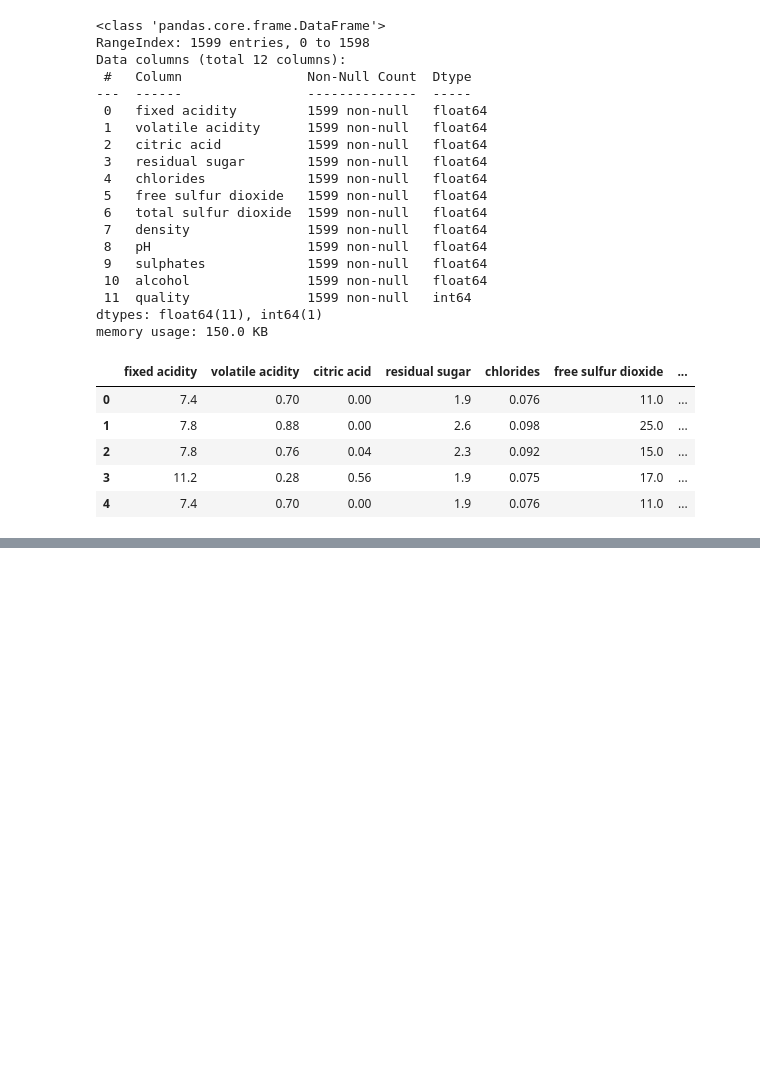
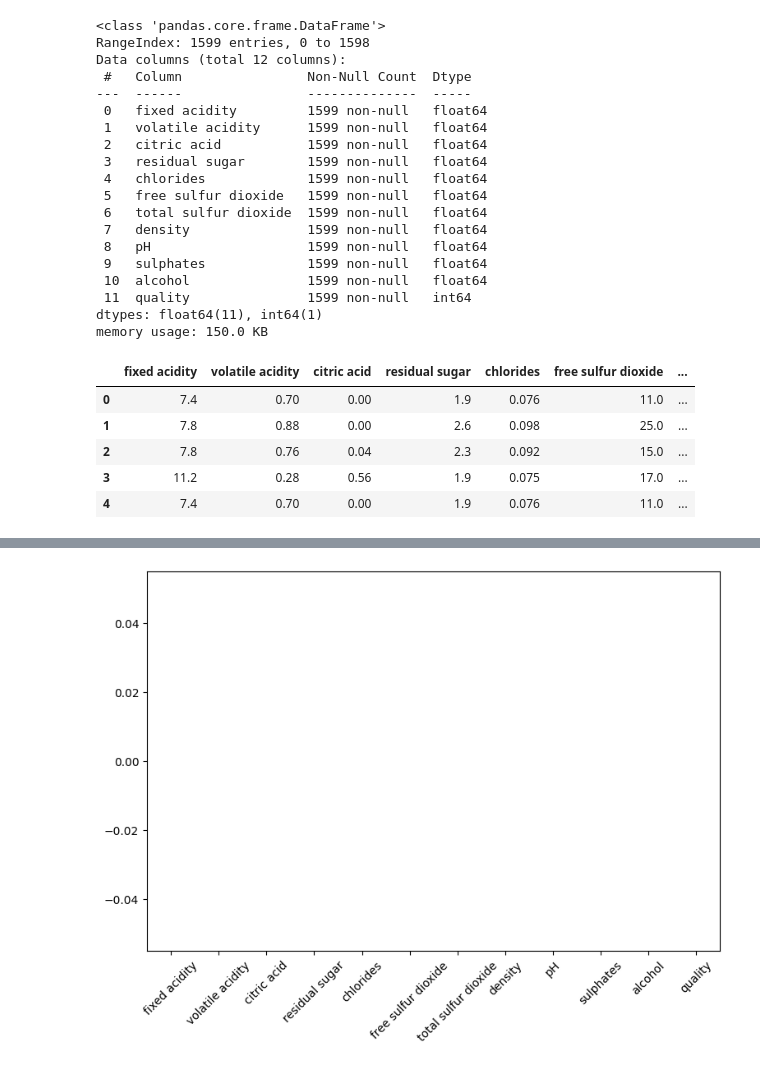
Before and after one commit to goswamiaman172/Internship, a Jupyter notebook: Wine_quality.ipynb, the cells around one changed output, grey strips where cells are left out. Drawn from its saved outputs; the diff is of its cells as text; code cells hidden in the pictures; blank space fills up the shorter version.

```diff
--- a/Wine_quality.ipynb
+++ b/Wine_quality.ipynb
@@ -84,3 +102,5 @@ Wine_quality.describe()
 | 50% | 7.900000 | 0.520000 | 0.260000 | 2.200000 | 0.079000 | 14.000000 | ... |
 | 75% | 9.200000 | 0.640000 | 0.420000 | 2.600000 | 0.090000 | 21.000000 | ... |
 | max | 15.900000 | 1.580000 | 1.000000 | 15.500000 | 0.611000 | 72.000000 | ... |
+# %%
+Wine_quality['quality']= Wine_quality['quality'].apply(lambda x : 'good' if (x >7 or x==7) else( 'not good'))
@@ -86,0 +139,7 @@ Wine_quality.describe()
+# %%
+#Checking for null values present in Data
+Wine_quality.isnull().sum().plot(figsize=(9,6),kind='bar')
+plt.xticks(rotation=45)
+plt.show()
+# %% [output]
+[figure, added]
```
Also changed, not shown: parts of 33 cells of this notebook.
